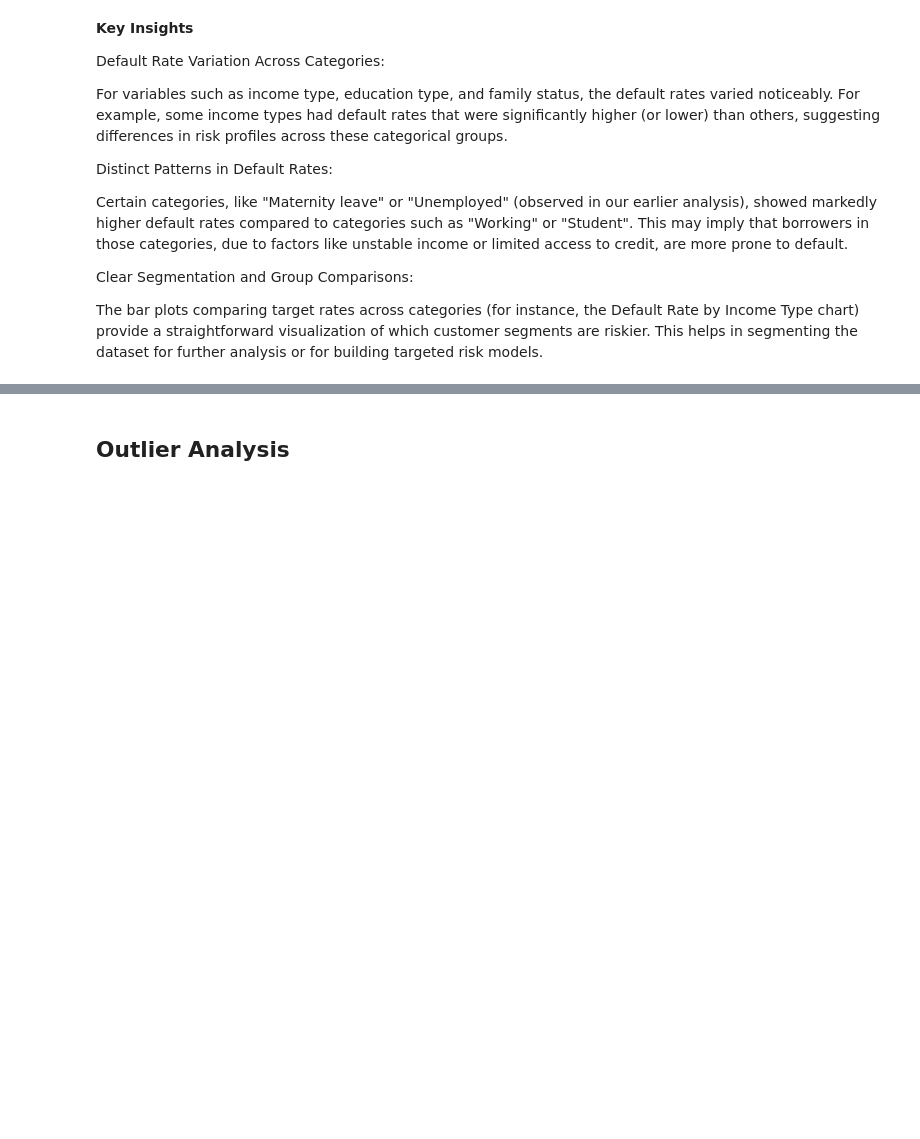
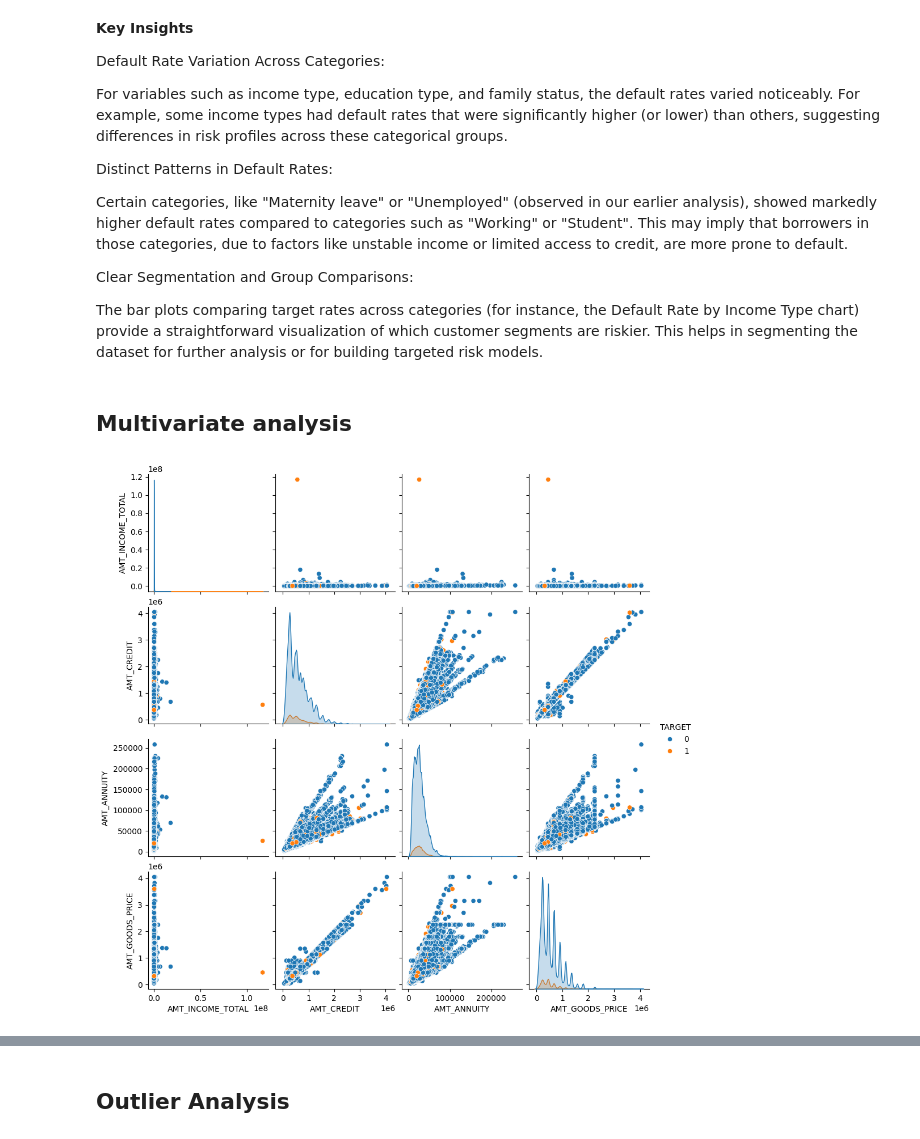
Before and after one commit to yuvi31102000/Loan_default, a Jupyter notebook: Loan_default.ipynb, the cells around one changed output, grey strips where cells are left out. Cells and saved outputs as stored; diff of their text form; code cells hidden in the pictures; blank space fills up the shorter version.

```diff
--- a/Loan_default.ipynb
+++ b/Loan_default.ipynb
@@ -571,3 +560,25 @@ Certain categories, like "Maternity leave" or "Unemployed" (observed in our earl
 Clear Segmentation and Group Comparisons:
 
 The bar plots comparing target rates across categories (for instance, the Default Rate by Income Type chart) provide a straightforward visualization of which customer segments are riskier. This helps in segmenting the dataset for further analysis or for building targeted risk models.
+# %% [markdown]
+## Multivariate analysis
+# %%
+demographic_features = ['CNT_CHILDREN', 'CNT_FAM_MEMBERS', 'DAYS_BIRTH', 'DAYS_EMPLOYED', 'DAYS_REGISTRATION', 'DAYS_ID_PUBLISH', 'TARGET']
+
+financial_features = ['AMT_INCOME_TOTAL', 'AMT_CREDIT', 'AMT_ANNUITY', 'AMT_GOODS_PRICE', 'TARGET']
+
+region_city_features = ['REGION_POPULATION_RELATIVE', 'REGION_RATING_CLIENT', 'REGION_RATING_CLIENT_W_CITY', 'REG_REGION_NOT_LIVE_REGION', 'REG_REGION_NOT_WORK_REGION',
+                         'LIVE_REGION_NOT_WORK_REGION','REG_CITY_NOT_LIVE_CITY', 'REG_CITY_NOT_WORK_CITY', 'LIVE_CITY_NOT_WORK_CITY', 'TARGET']
+
+app_time_features = ['HOUR_APPR_PROCESS_START', 'DAYS_LAST_PHONE_CHANGE', 'TARGET']
+
+externl_risk_features = ['EXT_SOURCE_2', 'EXT_SOURCE_3', 'TARGET']
+
+social_circle_features = ['OBS_30_CNT_SOCIAL_CIRCLE', 'DEF_30_CNT_SOCIAL_CIRCLE', 'OBS_60_CNT_SOCIAL_CIRCLE', 'DEF_60_CNT_SOCIAL_CIRCLE','TARGET']
+
+credit_bureau_features = ['AMT_REQ_CREDIT_BUREAU_HOUR', 'AMT_REQ_CREDIT_BUREAU_DAY', 'AMT_REQ_CREDIT_BUREAU_WEEK', 'AMT_REQ_CREDIT_BUREAU_MON', 'AMT_REQ_CREDIT_BUREAU_QRT', 'TARGET']
+# %%
+sns.pairplot(data=df_app_data[financial_features], hue='TARGET')
+plt.show()
+# %% [output]
+[figure, added]
```
Also changed, not shown: parts of 3 cells of this notebook.
